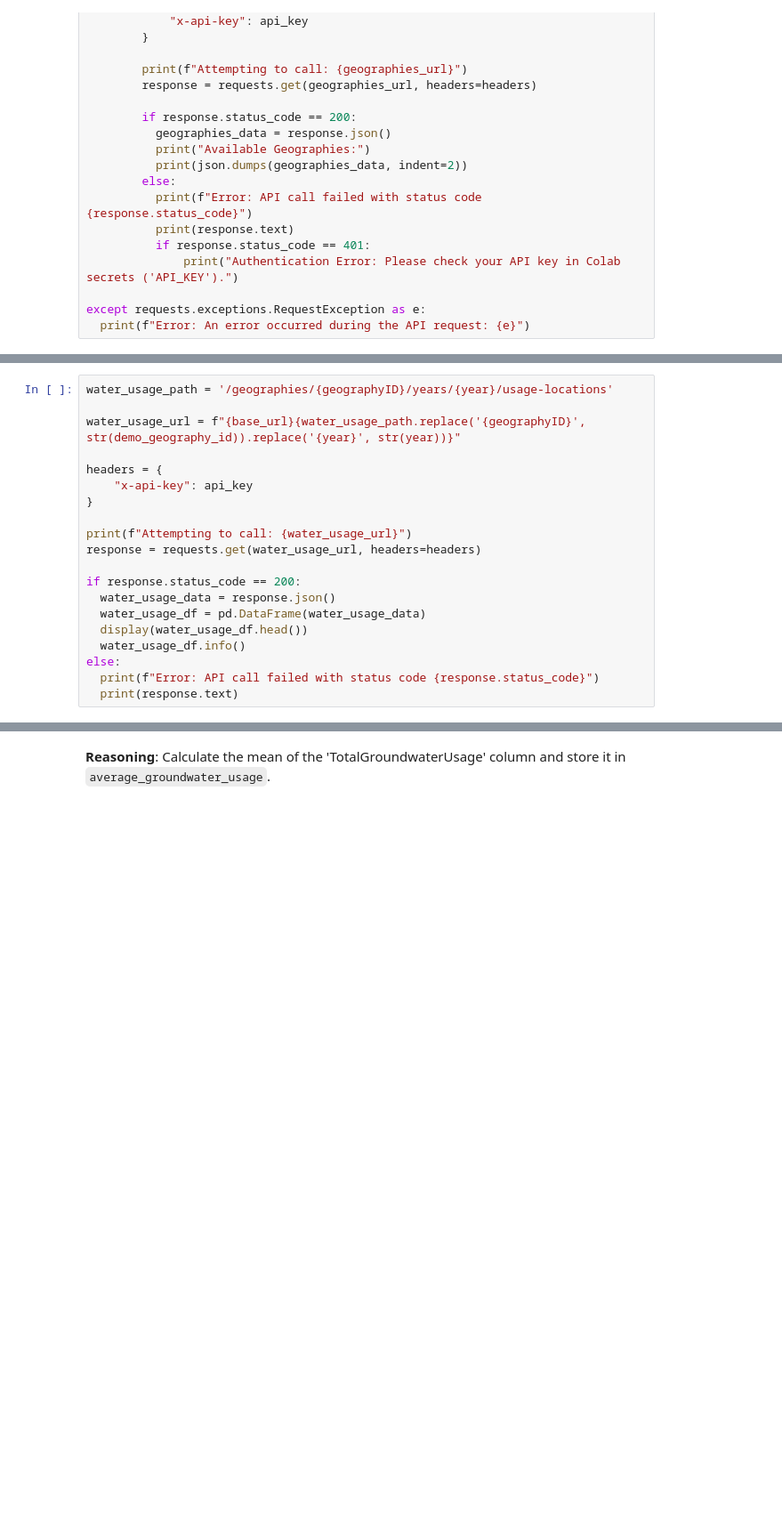
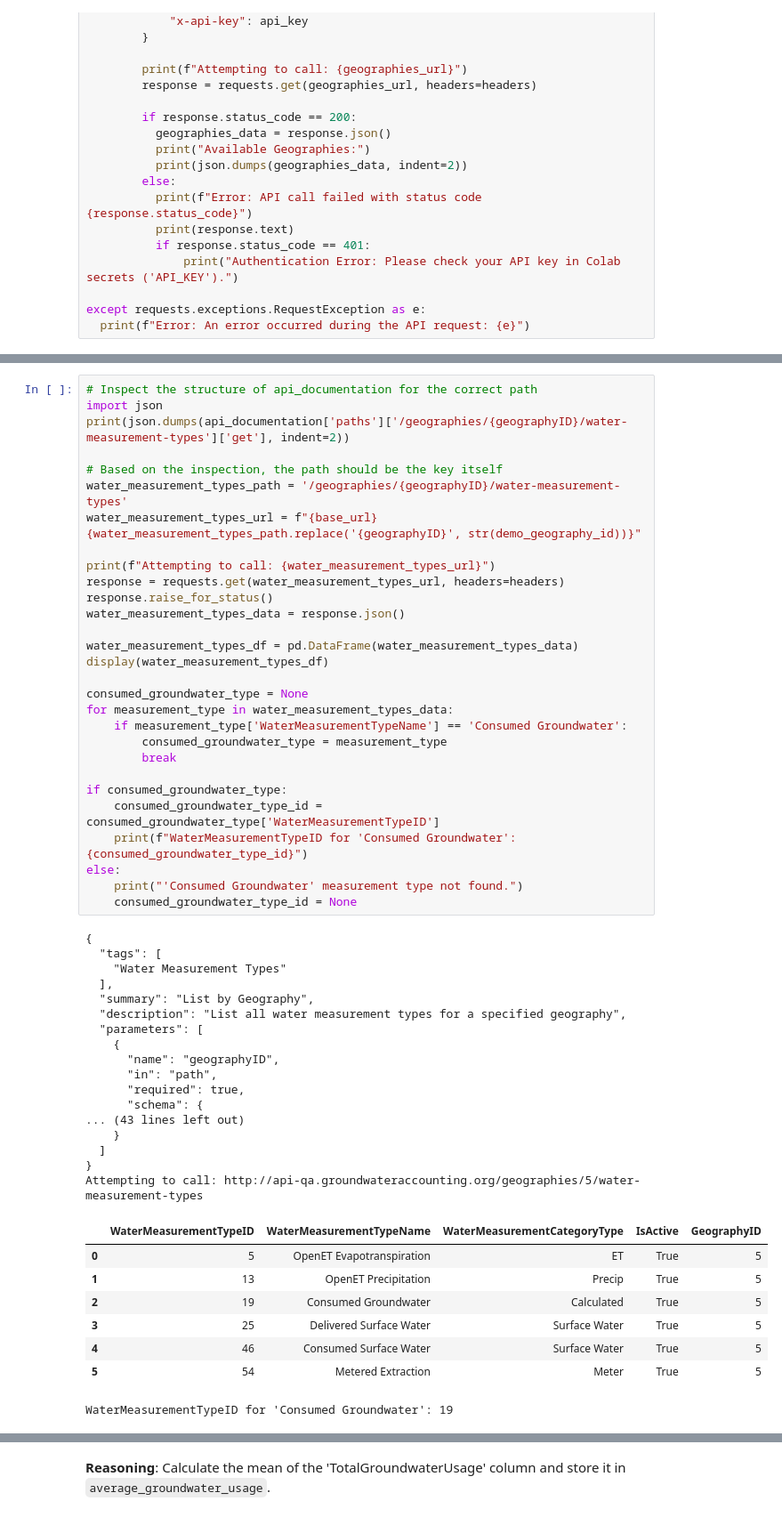
Before and after one commit to esassoc/qanat-community, a Jupyter notebook: Qanat.CommunityAPI/Examples/hackathon_2025_Use_Case_3.ipynb, the cells around one changed output, grey strips where cells are left out. Shown at 89% size. Cells and saved outputs as stored; diff of their text form; blank space fills up the shorter version.

```diff
--- a/Qanat.CommunityAPI/Examples/hackathon_2025_Use_Case_3.ipynb
+++ b/Qanat.CommunityAPI/Examples/hackathon_2025_Use_Case_3.ipynb
@@ -178,20 +75,0 @@ Based on the API documentation output, the path for fetching usage locations by
-# %%
-water_usage_path = '/geographies/{geographyID}/years/{year}/usage-locations'
-
-water_usage_url = f"{base_url}{water_usage_path.replace('{geographyID}', str(demo_geography_id)).replace('{year}', str(year))}"
-
-headers = {
-    "x-api-key": api_key
-}
-
-print(f"Attempting to call: {water_usage_url}")
-response = requests.get(water_usage_url, headers=headers)
-
-if response.status_code == 200:
-  water_usage_data = response.json()
-  water_usage_df = pd.DataFrame(water_usage_data)
-  display(water_usage_df.head())
-  water_usage_df.info()
-else:
-  print(f"Error: API call failed with status code {response.status_code}")
-  print(response.text)
@@ -407,0 +146,55 @@ Calculate the average groundwater usage across all water accounts.
+# %%
+# Inspect the structure of api_documentation for the correct path
+import json
+print(json.dumps(api_documentation['paths']['/geographies/{geographyID}/water-measurement-types']['get'], indent=2))
+
+# Based on the inspection, the path should be the key itself
+water_measurement_types_path = '/geographies/{geographyID}/water-measurement-types'
+water_measurement_types_url = f"{base_url}{water_measurement_types_path.replace('{geographyID}', str(demo_geography_id))}"
+
+print(f"Attempting to call: {water_measurement_types_url}")
+response = requests.get(water_measurement_types_url, headers=headers)
+response.raise_for_status()
+water_measurement_types_data = response.json()
+
+water_measurement_types_df = pd.DataFrame(water_measurement_types_data)
+display(water_measurement_types_df)
+
+consumed_groundwater_type = None
+for measurement_type in water_measurement_types_data:
+    if measurement_type['WaterMeasurementTypeName'] == 'Consumed Groundwater':
+        consumed_groundwater_type = measurement_type
+        break
+
+if consumed_groundwater_type:
+    consumed_groundwater_type_id = consumed_groundwater_type['WaterMeasurementTypeID']
+    print(f"WaterMeasurementTypeID for 'Consumed Groundwater': {consumed_groundwater_type_id}")
+else:
+    print("'Consumed Groundwater' measurement type not found.")
+    consumed_groundwater_type_id = None
+# %% [output]
+{
+  "tags": [
+    "Water Measurement Types"
+  ],
+  "summary": "List by Geography",
+  "description": "List all water measurement types for a specified geography",
+  "parameters": [
+    {
+      "name": "geographyID",
+      "in": "path",
+      "required": true,
+      "schema": {
+... (43 lines left out)
+    }
+  ]
+}
+Attempting to call: http://api-qa.groundwateraccounting.org/geographies/5/water-measurement-types
+|  | WaterMeasurementTypeID | WaterMeasurementTypeName | WaterMeasurementCategoryType | IsActive | GeographyID |
+| 0 | 5 | OpenET Evapotranspiration | ET | True | 5 |
+| 1 | 13 | OpenET Precipitation | Precip | True | 5 |
+| 2 | 19 | Consumed Groundwater | Calculated | True | 5 |
+| 3 | 25 | Delivered Surface Water | Surface Water | True | 5 |
+| 4 | 46 | Consumed Surface Water | Surface Water | True | 5 |
+| 5 | 54 | Metered Extraction | Meter | True | 5 |
+WaterMeasurementTypeID for 'Consumed Groundwater': 19
```
Also changed, not shown: parts of 79 cells of this notebook.
